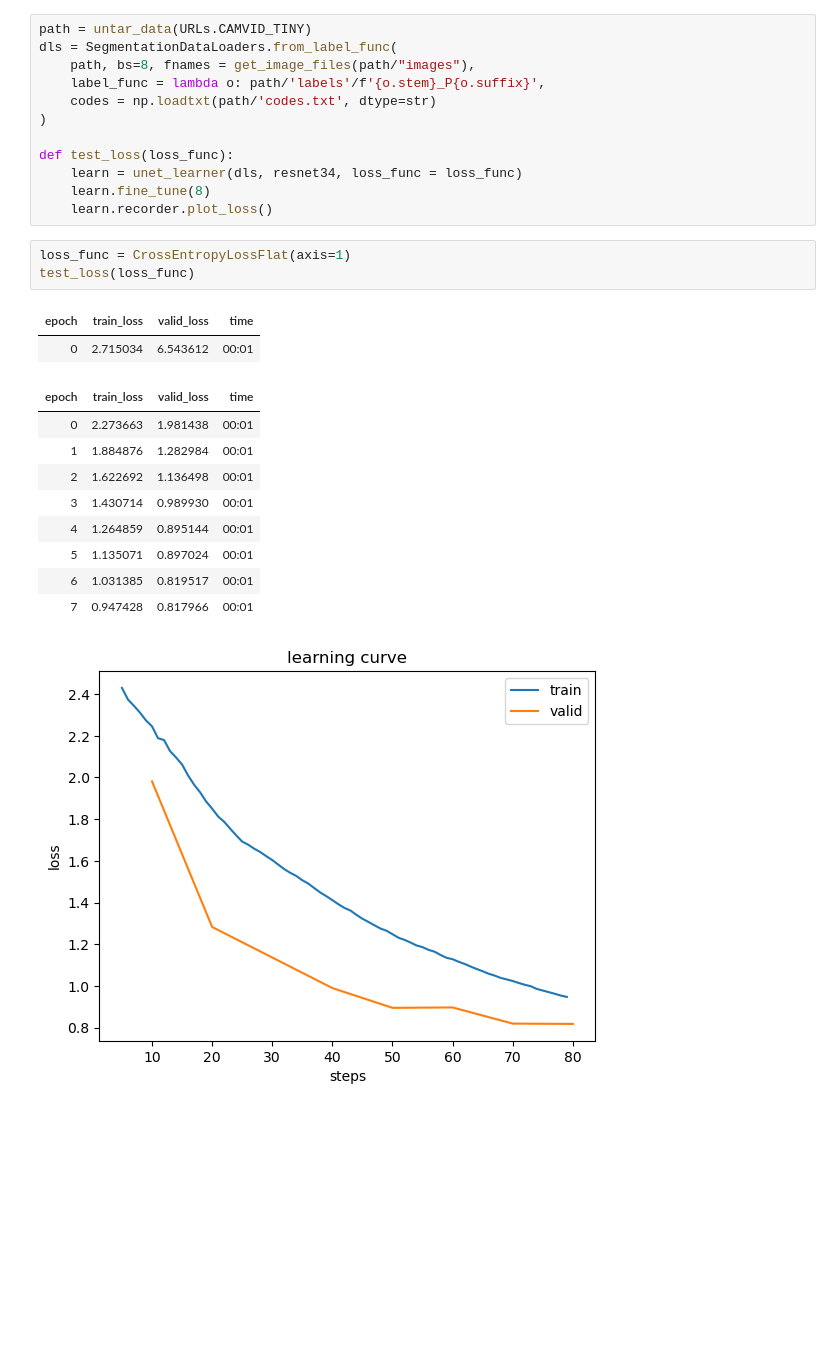
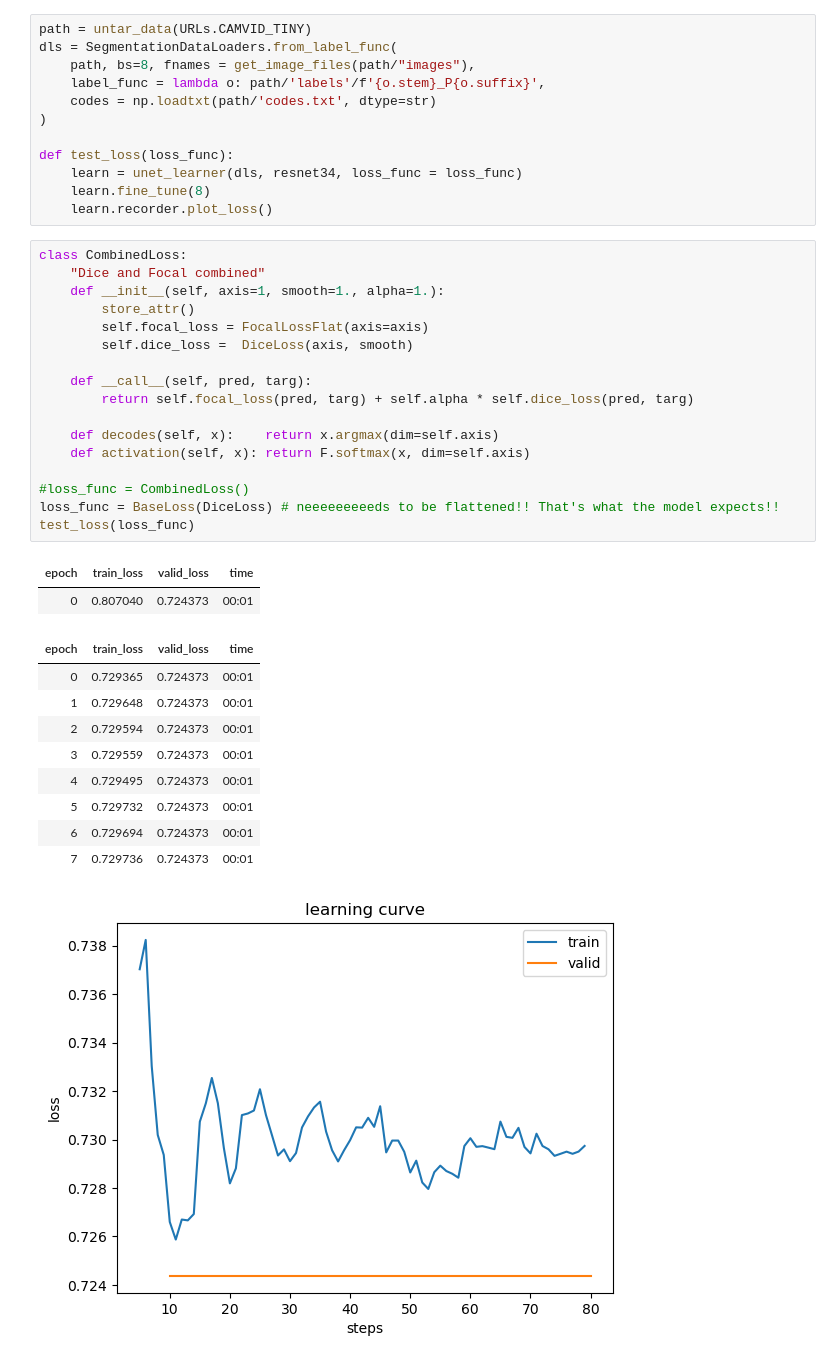
Before and after one commit to TheFoo251/earthquake_model, a Jupyter notebook: notebooks/new_loss_functions.ipynb, the cells around one changed output. Cells and saved outputs as stored; diff of their text form; blank space fills up the shorter version.

```diff
--- a/notebooks/new_loss_functions.ipynb
+++ b/notebooks/new_loss_functions.ipynb
@@ -20,18 +22,32 @@ def test_loss(loss_func):
     learn.fine_tune(8)
     learn.recorder.plot_loss()
 # %%
-loss_func = CrossEntropyLossFlat(axis=1)
+class CombinedLoss:
+    "Dice and Focal combined"
+    def __init__(self, axis=1, smooth=1., alpha=1.):
+        store_attr()
+        self.focal_loss = FocalLossFlat(axis=axis)
+        self.dice_loss =  DiceLoss(axis, smooth)
+
+    def __call__(self, pred, targ):
+        return self.focal_loss(pred, targ) + self.alpha * self.dice_loss(pred, targ)
+
+    def decodes(self, x):    return x.argmax(dim=self.axis)
+    def activation(self, x): return F.softmax(x, dim=self.axis)
+
+#loss_func = CombinedLoss()
+loss_func = BaseLoss(DiceLoss) # neeeeeeeeeds to be flattened!! That's what the model expects!!
 test_loss(loss_func)
 # %% [output]
 | epoch | train_loss | valid_loss | time |
-| 0 | 2.715034 | 6.543612 | 00:01 |
+| 0 | 0.807040 | 0.724373 | 00:01 |
 | epoch | train_loss | valid_loss | time |
-| 0 | 2.273663 | 1.981438 | 00:01 |
-| 1 | 1.884876 | 1.282984 | 00:01 |
-| 2 | 1.622692 | 1.136498 | 00:01 |
-| 3 | 1.430714 | 0.989930 | 00:01 |
-| 4 | 1.264859 | 0.895144 | 00:01 |
-| 5 | 1.135071 | 0.897024 | 00:01 |
-| 6 | 1.031385 | 0.819517 | 00:01 |
-| 7 | 0.947428 | 0.817966 | 00:01 |
+| 0 | 0.729365 | 0.724373 | 00:01 |
+| 1 | 0.729648 | 0.724373 | 00:01 |
+| 2 | 0.729594 | 0.724373 | 00:01 |
+| 3 | 0.729559 | 0.724373 | 00:01 |
+| 4 | 0.729495 | 0.724373 | 00:01 |
+| 5 | 0.729732 | 0.724373 | 00:01 |
+| 6 | 0.729694 | 0.724373 | 00:01 |
+| 7 | 0.729736 | 0.724373 | 00:01 |
-[figure, old version]
+[figure, new version]
```
Also changed, not shown: parts of 1 cell of this notebook, 9 other files.
